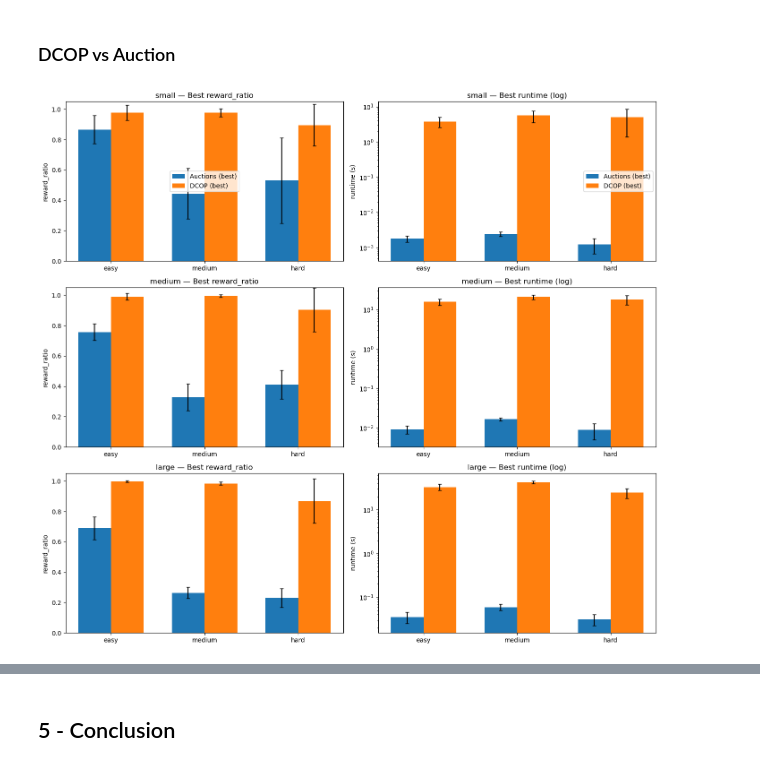
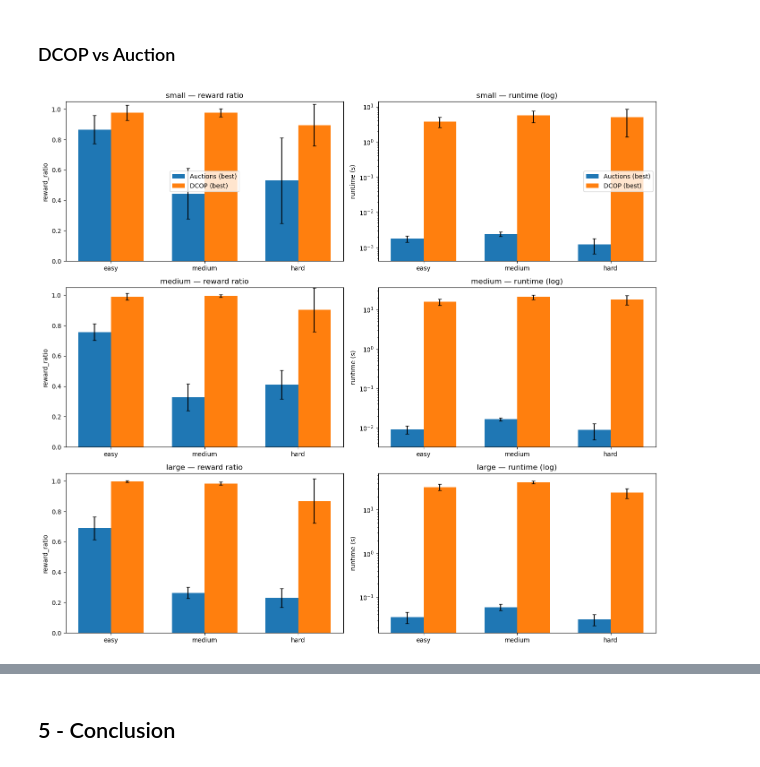
Before and after one commit to Melluchi/COCOMA, a Jupyter notebook: Projet_COCOMA.ipynb, the cells around one changed output, grey strips where cells are left out. Drawn from its saved outputs; the diff is of its cells as text; code cells hidden in the pictures.

```diff
--- a/Projet_COCOMA.ipynb
+++ b/Projet_COCOMA.ipynb
@@ -1253,6 +1187,6 @@ def overlaps_any_exclusive_interval(sat, start, end, U_ex):
     return False
 
 def plan_reward(plan):
-    return sum(float(getattr(o, "reward", getattr(o, "rho", 0.0)) or 0.0) for o, _, _ in plan)
+    return sum(float(getattr(o, "reward", 0.0)) for o, _, _ in plan)
 # %% [markdown]
 #### Génération d'une solution
@@ -2961,7 +2732,7 @@ def compare_dcop_vs_auctions(
         ax.bar(x + w/2, d_means, width=w, yerr=d_stds, capsize=3, label="DCOP (best)")
         ax.set_xticks(x); ax.set_xticklabels(diffs)
         ax.set_ylim(0, 1.05)
-        ax.set_title(f"{size} — Best reward_ratio")
+        ax.set_title(f"{size} — reward ratio")
         ax.set_ylabel("reward_ratio")
 
         # Runtime (log)
@@ -2973,32 +2744,32 @@ def compare_dcop_vs_auctions(
             if ba is None:
                 a_r_means.append(np.nan); a_r_stds.append(0.0)
             else:
                 a_r_means.append(ba[1]["runtime_mean"]); a_r_stds.append(ba[1]["runtime_std"])
             if bd is None:
                 d_r_means.append(np.nan); d_r_stds.append(0.0)
             else:
                 d_r_means.append(bd[1]["runtime_mean"]); d_r_stds.append(bd[1]["runtime_std"])
 
         ax.bar(x - w/2, a_r_means, width=w, yerr=a_r_stds, capsize=3, label="Auctions (best)")
         ax.bar(x + w/2, d_r_means, width=w, yerr=d_r_stds, capsize=3, label="DCOP (best)")
         ax.set_yscale("log")
         ax.set_xticks(x); ax.set_xticklabels(diffs)
-        ax.set_title(f"{size} — Best runtime (log)")
+        ax.set_title(f"{size} — runtime (log)")
         ax.set_ylabel("runtime (s)")
 
         if row == 0:
             axes[row, 0].legend()
             axes[row, 1].legend()
 
         # afficher quel algo a gagné dans la console
         # print(f"\n=== {size} ===")
         # for i, diff in enumerate(diffs):
         #     print(f"{diff:>6} | Auctions best: {a_labels[i]:>12}  ratio={a_means[i]:.3f}  rt={a_r_means[i]:.4g}s"
         #           f" | DCOP best: {d_labels[i]:>12}  ratio={d_means[i]:.3f}  rt={d_r_means[i]:.4g}s")
 
     plt.tight_layout()
     plt.show()
 
 compare_dcop_vs_auctions()
 # %% [output]
-[figure, old version]
+[figure, new version]
```
Also changed, not shown: parts of 30 cells of this notebook.
